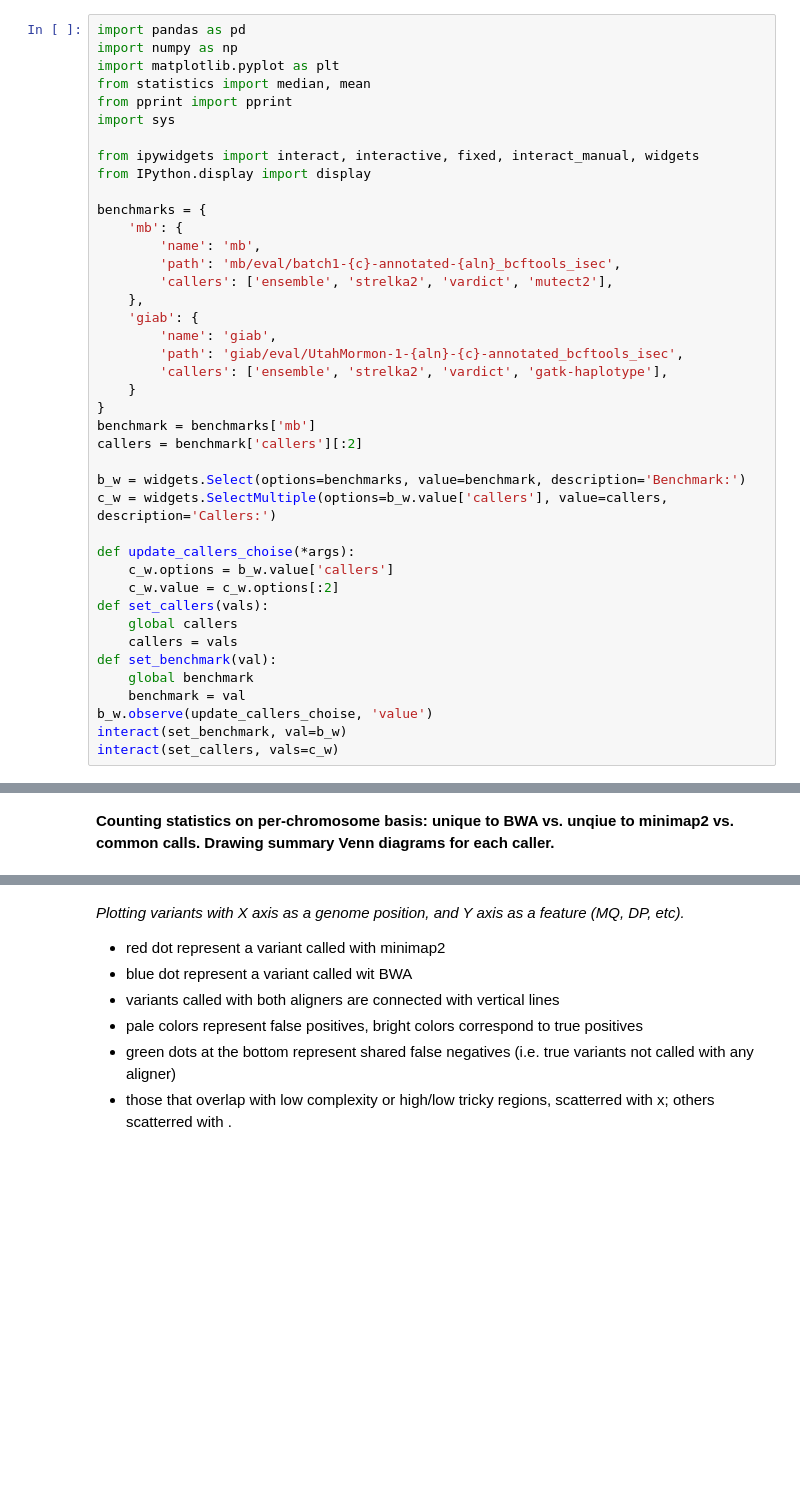
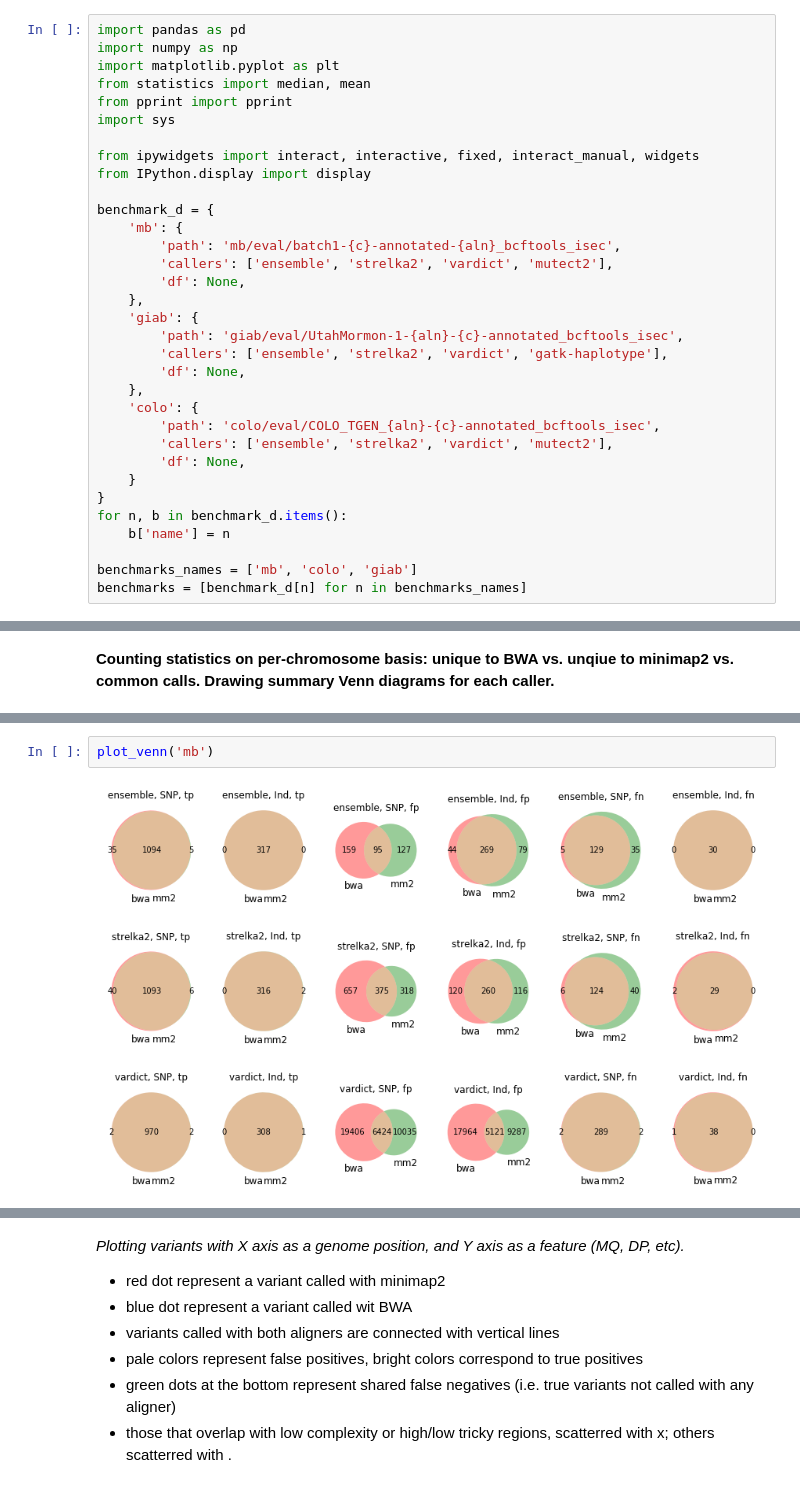
Before and after one commit to umccr/umccrise, a Jupyter notebook: analysis/minimap2/Minimap2_explore.ipynb, the cells around one changed output, grey strips where cells are left out. Cells and saved outputs as stored; diff of their text form; blank space fills up the shorter version.

```diff
--- a/analysis/minimap2/Minimap2_explore.ipynb
+++ b/analysis/minimap2/Minimap2_explore.ipynb
@@ -12,33 +12,25 @@ import sys
 from ipywidgets import interact, interactive, fixed, interact_manual, widgets
 from IPython.display import display
 
-benchmarks = {
+benchmark_d = {
     'mb': {
-        'name': 'mb',
         'path': 'mb/eval/batch1-{c}-annotated-{aln}_bcftools_isec',
         'callers': ['ensemble', 'strelka2', 'vardict', 'mutect2'],
+        'df': None,
     },
     'giab': {
-        'name': 'giab',
         'path': 'giab/eval/UtahMormon-1-{aln}-{c}-annotated_bcftools_isec',
         'callers': ['ensemble', 'strelka2', 'vardict', 'gatk-haplotype'],
+        'df': None,
+    },
+    'colo': {
+        'path': 'colo/eval/COLO_TGEN_{aln}-{c}-annotated_bcftools_isec',
+        'callers': ['ensemble', 'strelka2', 'vardict', 'mutect2'],
+        'df': None,
     }
 }
-benchmark = benchmarks['mb']
-callers = benchmark['callers'][:2]
+for n, b in benchmark_d.items():
+    b['name'] = n
 
-b_w = widgets.Select(options=benchmarks, value=benchmark, description='Benchmark:')
-c_w = widgets.SelectMultiple(options=b_w.value['callers'], value=callers, description='Callers:')
-
-def update_callers_choise(*args):
-    c_w.options = b_w.value['callers']
-    c_w.value = c_w.options[:2]
-def set_callers(vals):
-    global callers
-    callers = vals
-def set_benchmark(val):
-    global benchmark
-    benchmark = val
-b_w.observe(update_callers_choise, 'value')
-interact(set_benchmark, val=b_w)
-interact(set_callers, vals=c_w)
+benchmarks_names = ['mb', 'colo', 'giab']
+benchmarks = [benchmark_d[n] for n in benchmarks_names]
@@ -280,0 +366,6 @@ for caller_i, caller in enumerate(callers):
+# %%
+plot_venn('mb')
+# %% [output]
+[figure, added]
+[figure, added]
+[figure, added]
```
Also changed, not shown: parts of 35 cells of this notebook.
